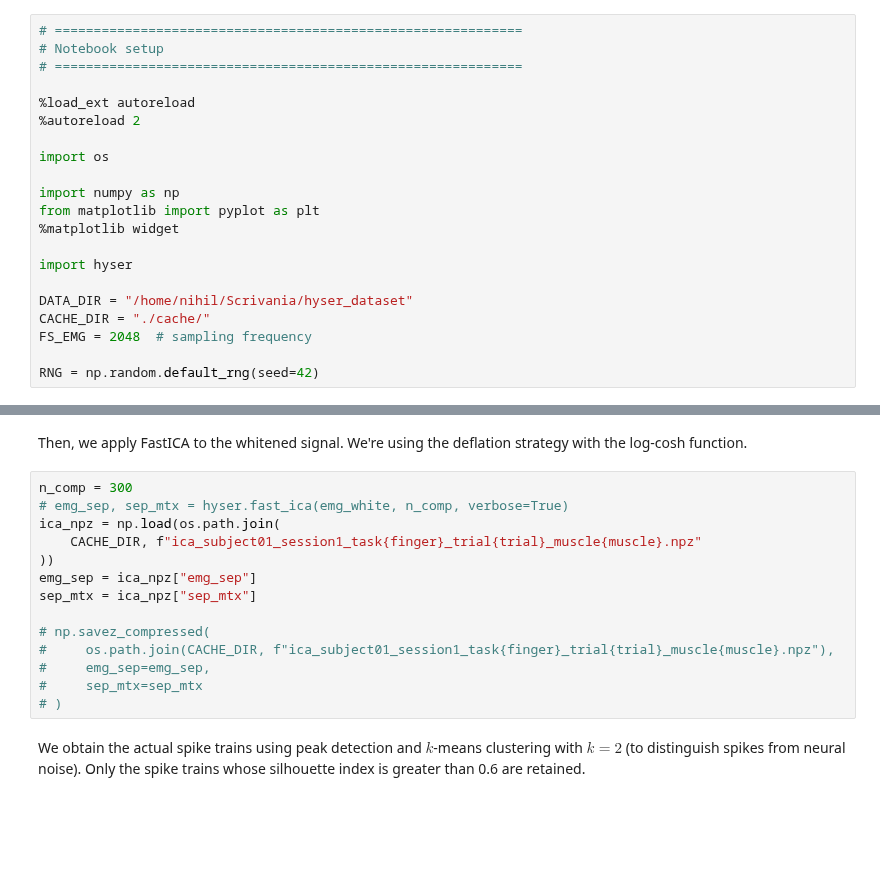
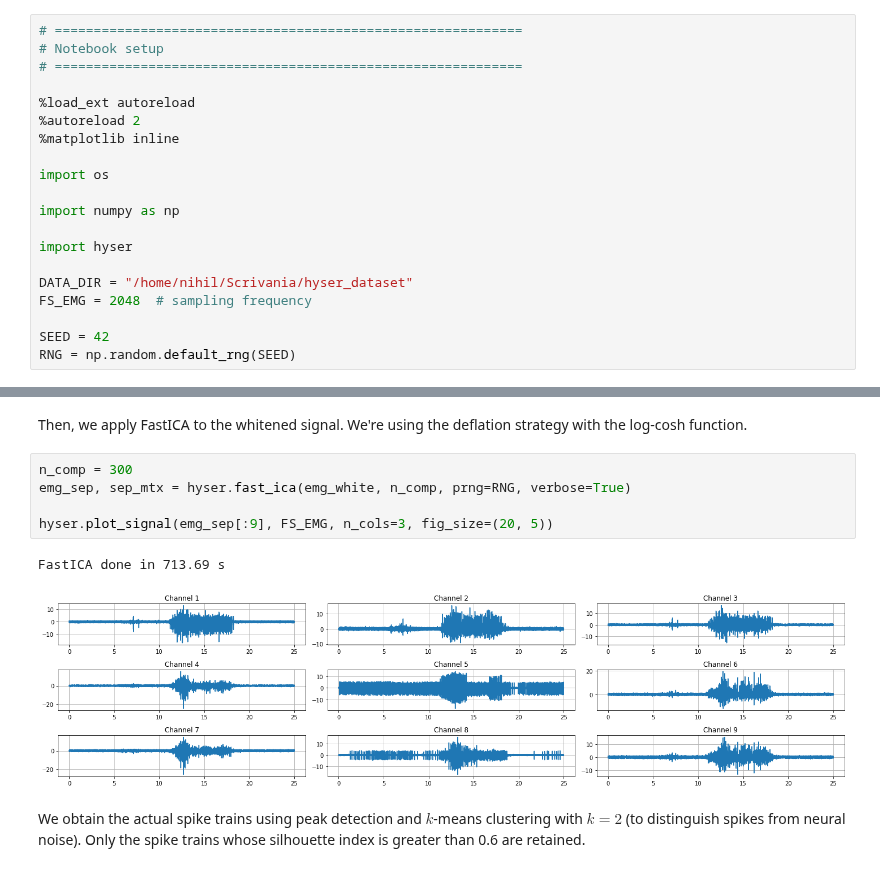
Before and after one commit to nihil21/semg-bss, a Jupyter notebook: Decomposition of sEMG signals.ipynb, the cells around one changed output, grey strips where cells are left out. Drawn from its saved outputs; the diff is of its cells as text; blank space fills up the shorter version.

```diff
--- a/Decomposition of sEMG signals.ipynb
+++ b/Decomposition of sEMG signals.ipynb
@@ -5,20 +5,19 @@
 
 %load_ext autoreload
 %autoreload 2
+%matplotlib inline
 
 import os
 
 import numpy as np
-from matplotlib import pyplot as plt
-%matplotlib widget
 
 import hyser
 
 DATA_DIR = "/home/nihil/Scrivania/hyser_dataset"
-CACHE_DIR = "./cache/"
 FS_EMG = 2048  # sampling frequency
 
-RNG = np.random.default_rng(seed=42)
+SEED = 42
+RNG = np.random.default_rng(SEED)
 # %% [markdown]
 # Decomposition of sEMG signals
 # %% [markdown]
@@ -106,19 +101,13 @@ test = np.cov(emg_white)
 assert np.allclose(test, np.eye(test.shape[0]), atol=1e-4), "Whitening not precise enough."
 # %% [markdown]
 Then, we apply FastICA to the whitened signal. We're using the deflation strategy with the log-cosh function.
-# %%
-n_comp = 300
-# emg_sep, sep_mtx = hyser.fast_ica(emg_white, n_comp, verbose=True)
-ica_npz = np.load(os.path.join(
-    CACHE_DIR, f"ica_subject01_session1_task{finger}_trial{trial}_muscle{muscle}.npz"
-))
-emg_sep = ica_npz["emg_sep"]
-sep_mtx = ica_npz["sep_mtx"]
-
-# np.savez_compressed(
-#     os.path.join(CACHE_DIR, f"ica_subject01_session1_task{finger}_trial{trial}_muscle{muscle}.npz"),
-#     emg_sep=emg_sep,
-#     sep_mtx=sep_mtx
-# )
+# %%
+n_comp = 300
+emg_sep, sep_mtx = hyser.fast_ica(emg_white, n_comp, prng=RNG, verbose=True)
+
+hyser.plot_signal(emg_sep[:9], FS_EMG, n_cols=3, fig_size=(20, 5))
+# %% [output]
+FastICA done in 713.69 s
+[figure, added]
 # %% [markdown]
 We obtain the actual spike trains using peak detection and $k$-means clustering with $k=2$ (to distinguish spikes from neural noise). Only the spike trains whose silhouette index is greater than 0.6 are retained.
```
Also changed, not shown: parts of 16 cells of this notebook, 13 other files.
